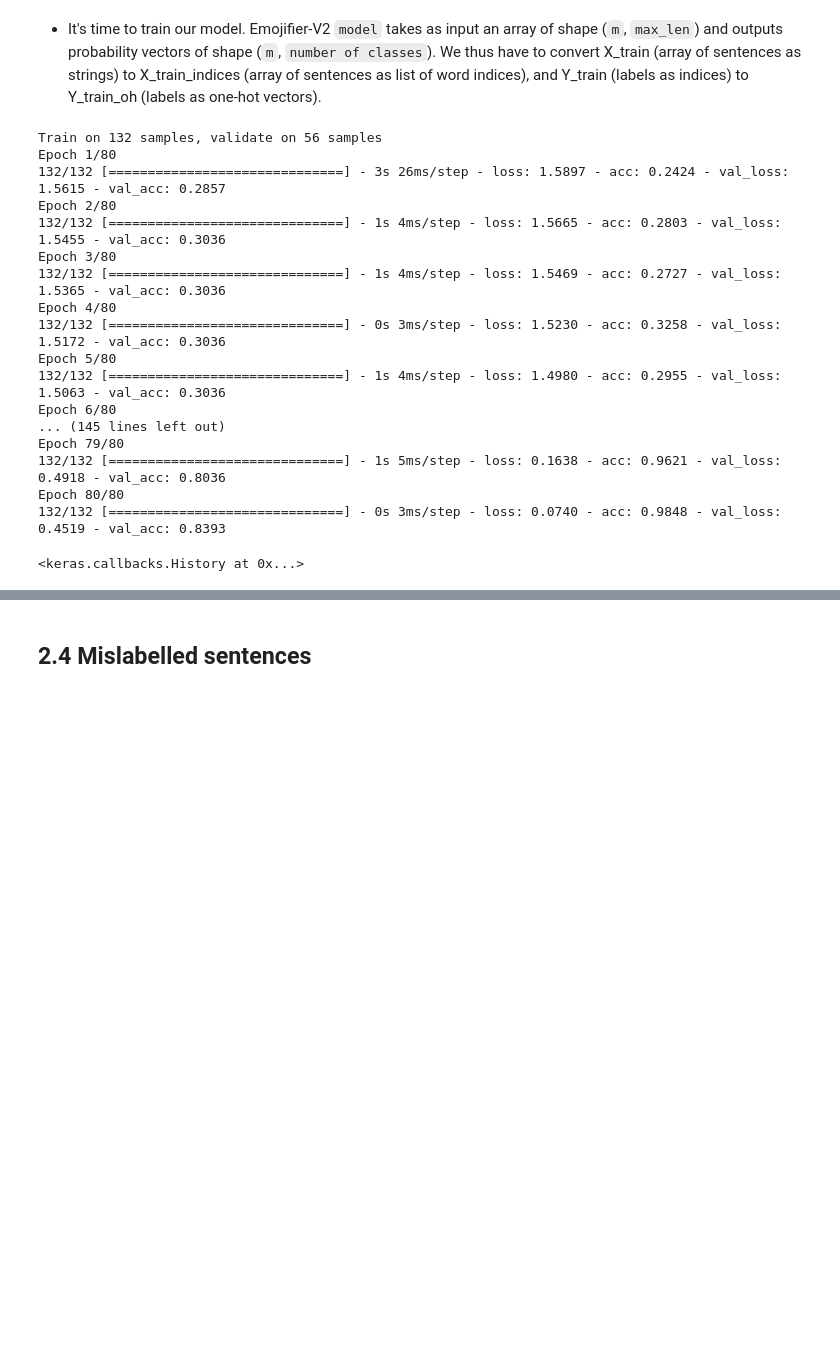
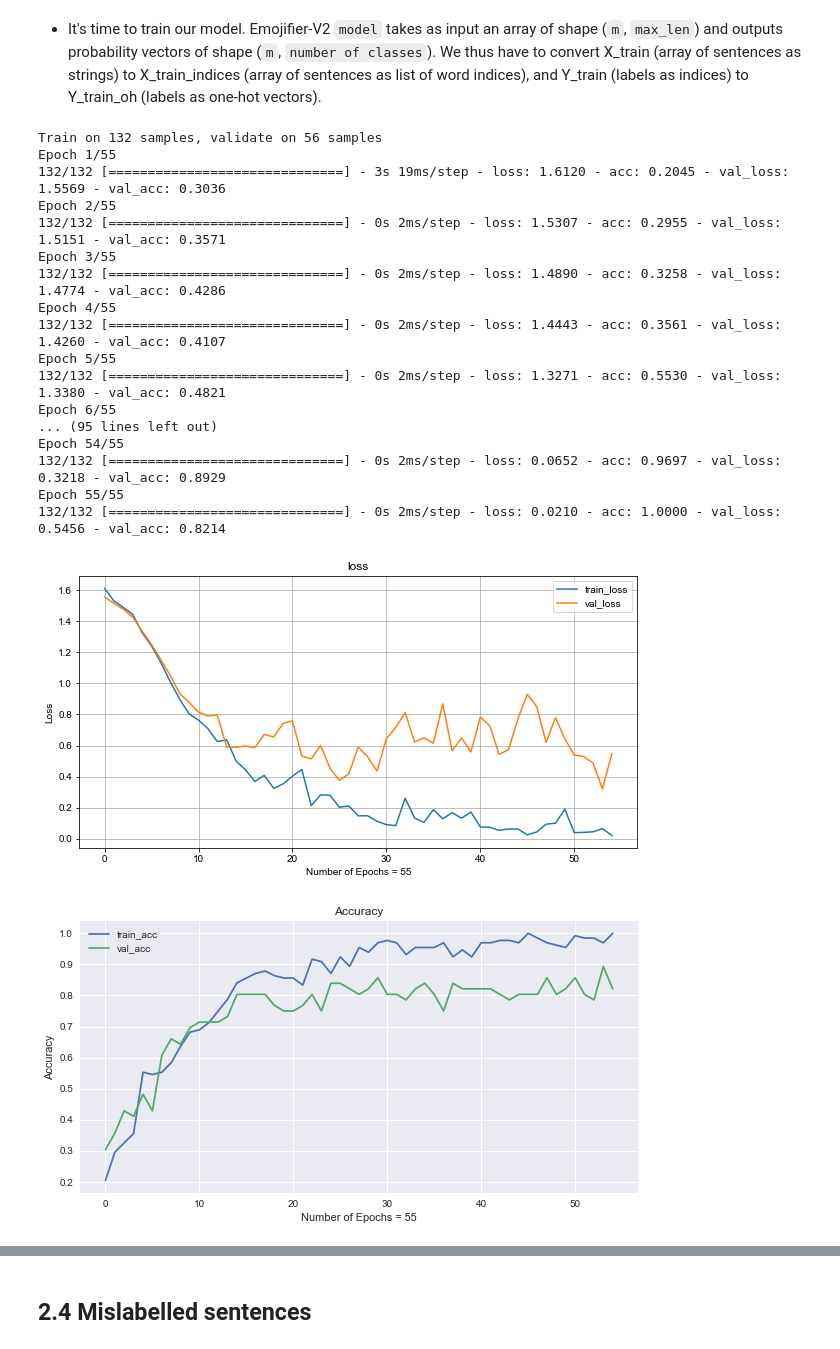
Before and after one commit to prasannaforai/Emojifying-Sentences-using-LSTM-Networks, a Jupyter notebook: EmojifyV2.ipynb, the cells around one changed output, grey strips where cells are left out. Cells and saved outputs as stored; diff of their text form; code cells hidden in the pictures; blank space fills up the shorter version.

```diff
--- a/EmojifyV2.ipynb
+++ b/EmojifyV2.ipynb
@@ -202,7 +204,7 @@ _________________________________________________________________
 # %% [markdown]
 - All sentences in the dataset are less than 10 words, we chose `max_len = 10`.  If we see our architecture, it uses "20,223,927" parameters, of which 20,000,050 (the word embeddings) are non-trainable, and the remaining 223,877 are. Because our vocabulary size has 400,001 words (with valid indices from 0 to 400,000) there are 400,001\*50 = 20,000,050 non-trainable parameters.
 # %%
-model.compile(optimizer='adadelta', loss='categorical_crossentropy', metrics=['accuracy'])
+model.compile(optimizer='adam', loss='categorical_crossentropy', metrics=['accuracy'])
 # %% [markdown]
 - It's time to train our model. Emojifier-V2 `model` takes as input an array of shape (`m`, `max_len`) and outputs probability vectors of shape (`m`, `number of classes`). We thus have to convert X_train (array of sentences as strings) to X_train_indices (array of sentences as list of word indices), and Y_train (labels as indices) to Y_train_oh (labels as one-hot vectors).
 # %%
@@ -211,21 +218,20 @@ Y_train_oh = one_hot(Y_train, 5)
 # %%
-model.fit(X_train_indices, Y_train_oh, epochs=80, batch_size=32, shuffle=True, validation_data=(X_test_indices, Y_test_oh))
+history = model.fit(X_train_indices, Y_train_oh, epochs=55, batch_size=32, shuffle=True, validation_data=(X_test_indices, Y_test_oh))
 # %% [output]
 Train on 132 samples, validate on 56 samples
-Epoch 1/80
-132/132 [==============================] - 3s 26ms/step - loss: 1.5897 - acc: 0.2424 - val_loss: 1.5615 - val_acc: 0.2857
-Epoch 2/80
-132/132 [==============================] - 1s 4ms/step - loss: 1.5665 - acc: 0.2803 - val_loss: 1.5455 - val_acc: 0.3036
-Epoch 3/80
-132/132 [==============================] - 1s 4ms/step - loss: 1.5469 - acc: 0.2727 - val_loss: 1.5365 - val_acc: 0.3036
-Epoch 4/80
-132/132 [==============================] - 0s 3ms/step - loss: 1.5230 - acc: 0.3258 - val_loss: 1.5172 - val_acc: 0.3036
-Epoch 5/80
-132/132 [==============================] - 1s 4ms/step - loss: 1.4980 - acc: 0.2955 - val_loss: 1.5063 - val_acc: 0.3036
-Epoch 6/80
-... (145 lines left out)
-Epoch 79/80
-132/132 [==============================] - 1s 5ms/step - loss: 0.1638 - acc: 0.9621 - val_loss: 0.4918 - val_acc: 0.8036
-Epoch 80/80
-132/132 [==============================] - 0s 3ms/step - loss: 0.0740 - acc: 0.9848 - val_loss: 0.4519 - val_acc: 0.8393
+Epoch 1/55
+132/132 [==============================] - 3s 19ms/step - loss: 1.6120 - acc: 0.2045 - val_loss: 1.5569 - val_acc: 0.3036
+Epoch 2/55
+132/132 [==============================] - 0s 2ms/step - loss: 1.5307 - acc: 0.2955 - val_loss: 1.5151 - val_acc: 0.3571
+Epoch 3/55
+132/132 [==============================] - 0s 2ms/step - loss: 1.4890 - acc: 0.3258 - val_loss: 1.4774 - val_acc: 0.4286
+Epoch 4/55
+132/132 [==============================] - 0s 2ms/step - loss: 1.4443 - acc: 0.3561 - val_loss: 1.4260 - val_acc: 0.4107
+Epoch 5/55
+132/132 [==============================] - 0s 2ms/step - loss: 1.3271 - acc: 0.5530 - val_loss: 1.3380 - val_acc: 0.4821
+Epoch 6/55
+... (95 lines left out)
+Epoch 54/55
+132/132 [==============================] - 0s 2ms/step - loss: 0.0652 - acc: 0.9697 - val_loss: 0.3218 - val_acc: 0.8929
+Epoch 55/55
+132/132 [==============================] - 0s 2ms/step - loss: 0.0210 - acc: 1.0000 - val_loss: 0.5456 - val_acc: 0.8214
-<keras.callbacks.History at 0x...>
@@ -235,3 +238,8 @@ Y_test_oh = one_hot(Y_test, 5)
+# %%
+plot_history(history)
+# %% [output]
+[figure, added]
+[figure, added]
 # %%
 loss, acc = model.evaluate(X_test_indices, Y_test_oh)
 pred_test = model.predict(X_test_indices)
```
Also changed, not shown: parts of 9 cells of this notebook, 1 other file.
